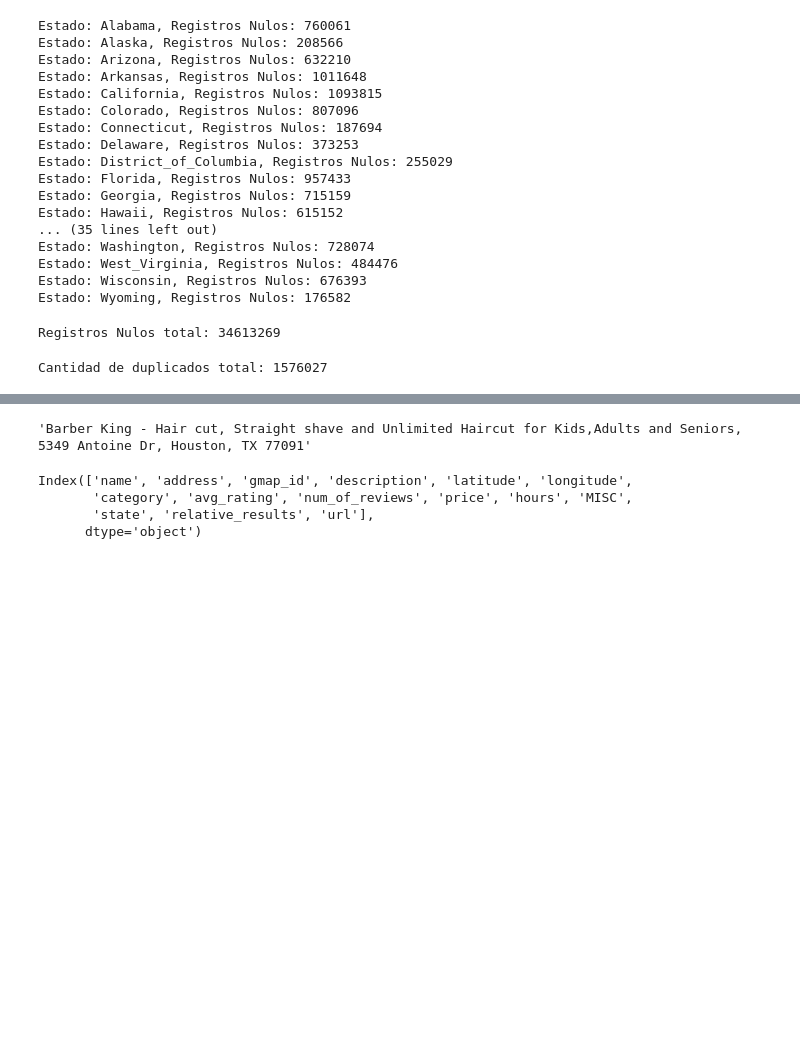
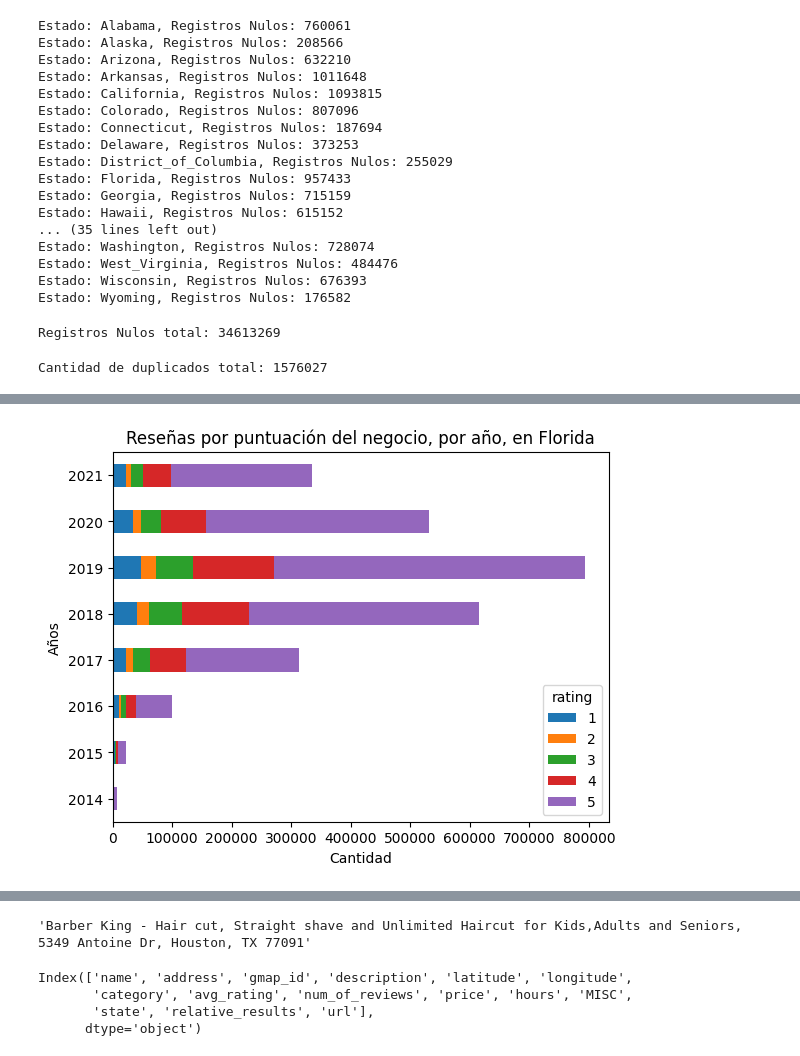
Before and after one commit to claudiogit2019/Proyecto-final, a Jupyter notebook: EDA-GoogleMaps.ipynb, the cells around one changed output, grey strips where cells are left out. Saved outputs shown, nothing was run; the diff lists cells and outputs as text; code cells hidden in the pictures; blank space fills up the shorter version.

```diff
--- a/EDA-GoogleMaps.ipynb
+++ b/EDA-GoogleMaps.ipynb
@@ -162,0 +218,6 @@ metadata-sitios
+# %%
+# Número 3. Florida
+df = pd.read_csv("Datasets/Google Maps/review-estados-clean/review-Florida.csv")
+analizar_resenas_por_anio(df, estado = "Florida", revisiones_minimas=5000)
+# %% [output]
+[figure, added]
```
Also changed, not shown: parts of 67 cells of this notebook, 1 other file.
